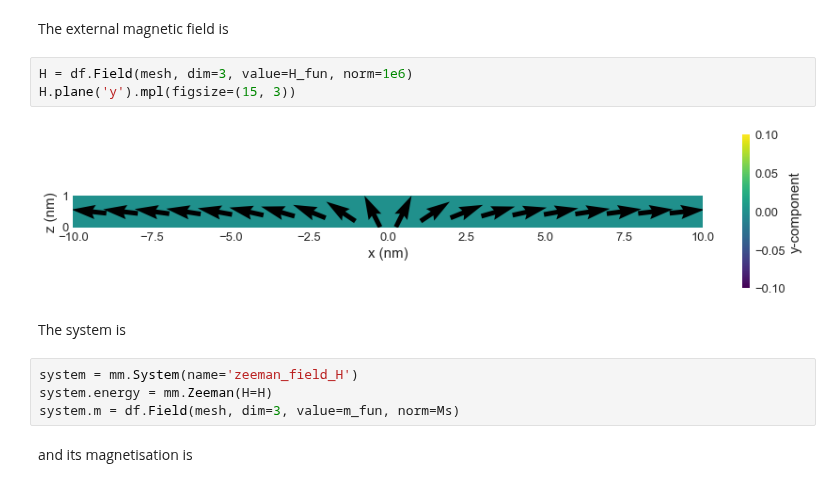
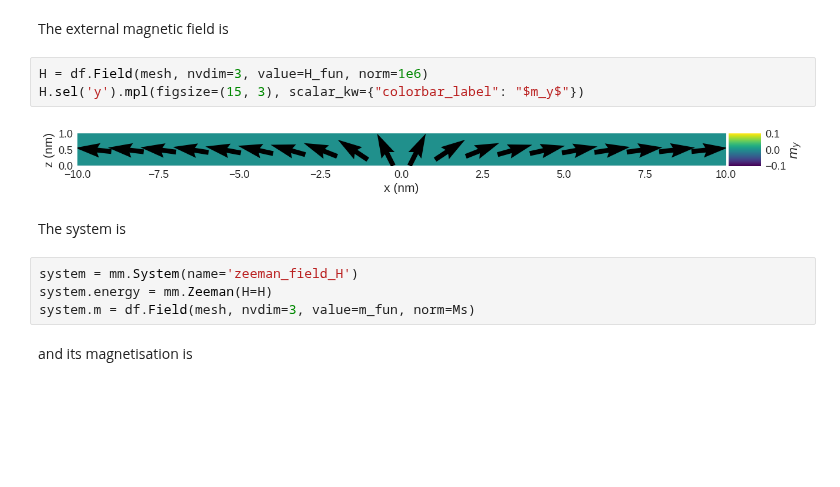
Before and after one commit to ubermag/tutorials, a Jupyter notebook: examples/spatially-varying-parameters1.ipynb, the cells around one changed output. Cells and saved outputs as stored; diff of their text form; blank space fills up the shorter version.

```diff
--- a/examples/spatially-varying-parameters1.ipynb
+++ b/examples/spatially-varying-parameters1.ipynb
@@ -124,15 +120,15 @@ def H_fun(point):
 # %% [markdown]
 The external magnetic field is
 # %%
-H = df.Field(mesh, dim=3, value=H_fun, norm=1e6)
-H.plane('y').mpl(figsize=(15, 3))
+H = df.Field(mesh, nvdim=3, value=H_fun, norm=1e6)
+H.sel('y').mpl(figsize=(15, 3), scalar_kw={"colorbar_label": "$m_y$"})
 # %% [output]
-[figure, old version]
+[figure, new version]
 # %% [markdown]
 The system is
 # %%
 system = mm.System(name='zeeman_field_H')
 system.energy = mm.Zeeman(H=H)
-system.m = df.Field(mesh, dim=3, value=m_fun, norm=Ms)
+system.m = df.Field(mesh, nvdim=3, value=m_fun, norm=Ms)
 # %% [markdown]
 and its magnetisation is
```
Also changed, not shown: parts of 20 cells of this notebook.
